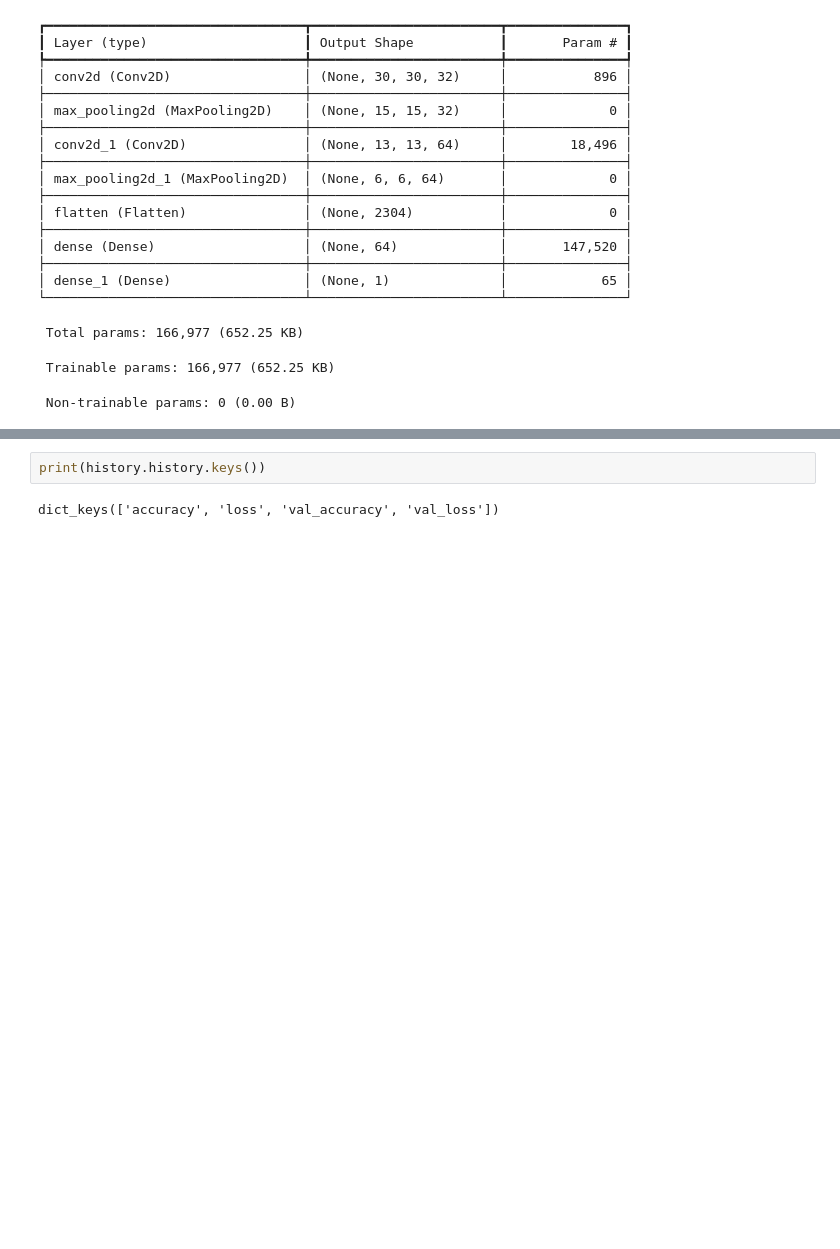
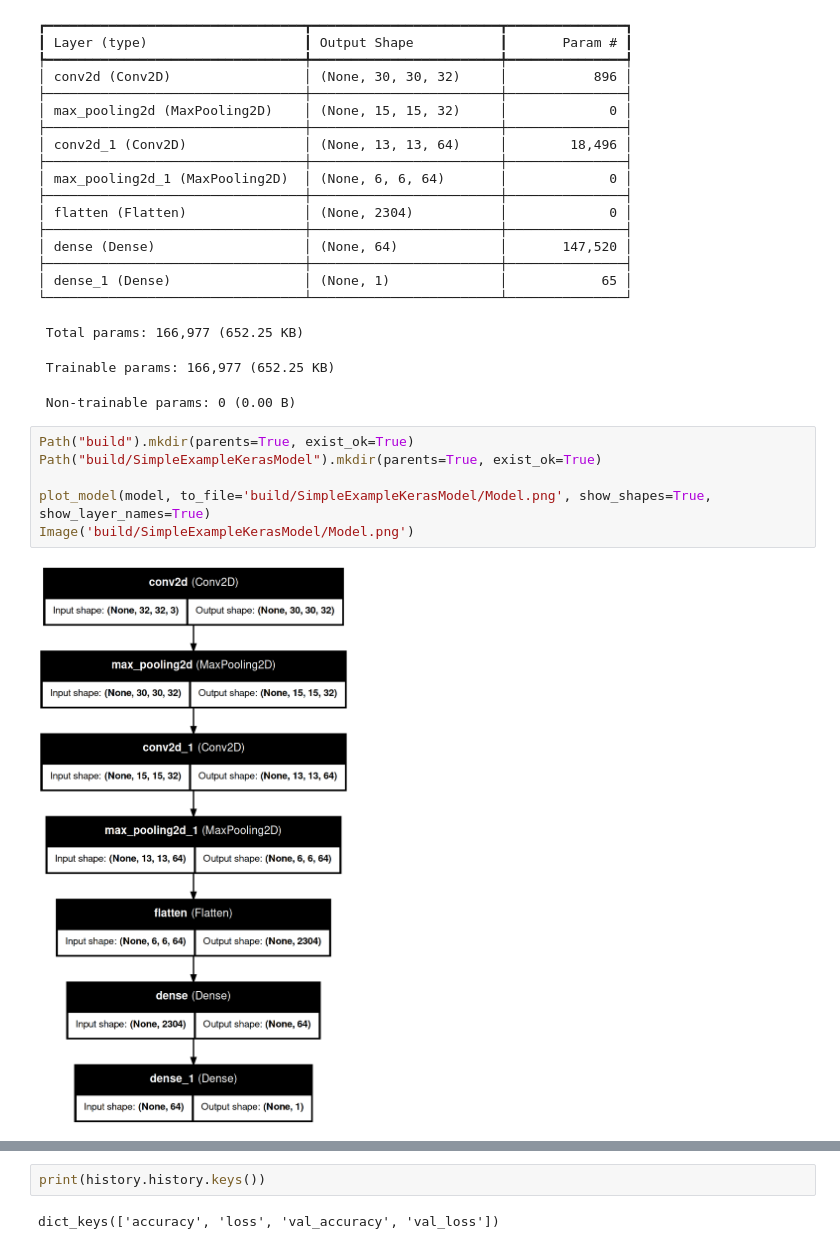
Before and after one commit to AkramAki/cinic10-source-classifier, a Jupyter notebook: notebooks/SimpleExampleKerasModel.ipynb, the cells around one changed output, grey strips where cells are left out. Cells and saved outputs as stored; diff of their text form; blank space fills up the shorter version.

```diff
--- a/notebooks/SimpleExampleKerasModel.ipynb
+++ b/notebooks/SimpleExampleKerasModel.ipynb
@@ -84,6 +88,14 @@ Model: "sequential"
  Total params: 166,977 (652.25 KB)
  Trainable params: 166,977 (652.25 KB)
  Non-trainable params: 0 (0.00 B)
+# %%
+Path("build").mkdir(parents=True, exist_ok=True)
+Path("build/SimpleExampleKerasModel").mkdir(parents=True, exist_ok=True)
+
+plot_model(model, to_file='build/SimpleExampleKerasModel/Model.png', show_shapes=True, show_layer_names=True)
+Image('build/SimpleExampleKerasModel/Model.png')
+# %% [output]
+[figure, added]
 # %%
 history = model.fit(
     train_gen,
```
Also changed, not shown: parts of 4 cells of this notebook, 1 other file.
